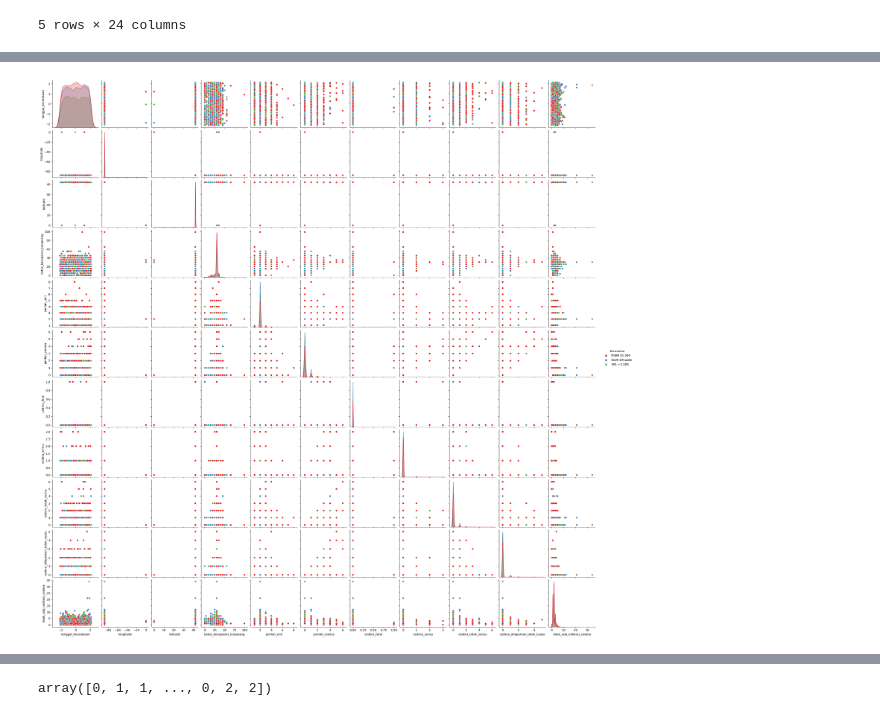
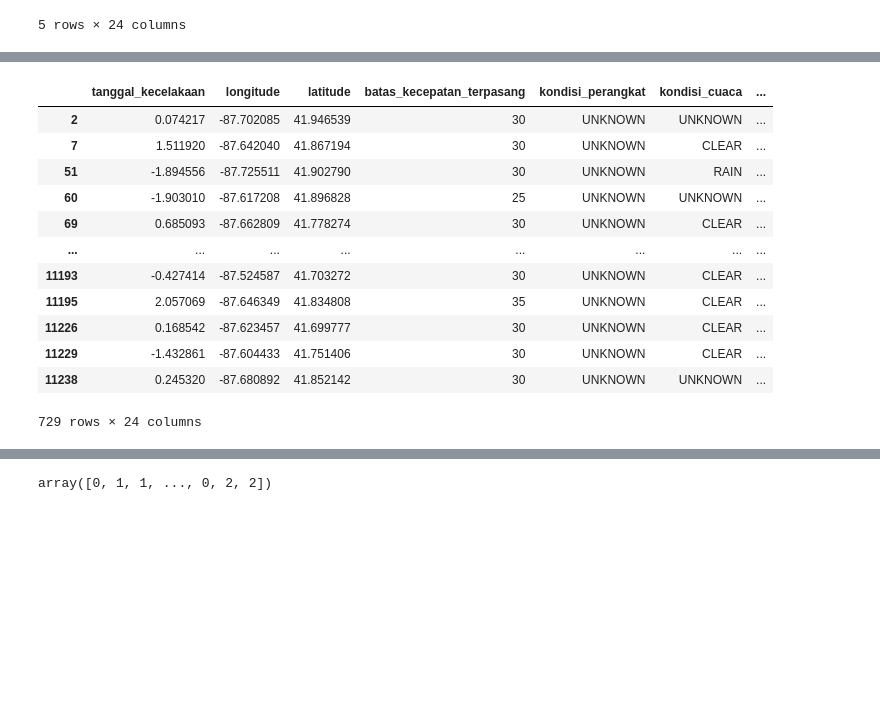
Before and after one commit to abdanhafidz/college-3rd-sem, a Jupyter notebook: machine-learning/Practicum-2/notebook.ipynb, the cells around one changed output, grey strips where cells are left out. Cells and saved outputs as stored; diff of their text form; code cells hidden in the pictures; blank space fills up the shorter version.

```diff
--- a/machine-learning/Practicum-2/notebook.ipynb
+++ b/machine-learning/Practicum-2/notebook.ipynb
@@ -372,9 +467,19 @@ for i, column in enumerate(cat_cols, 1):
-# %%
-combined_df = pd.concat([df[num_cols], df['kerusakan']], axis=1)
-sns.pairplot(combined_df, hue='kerusakan', palette='Set1')
-plt.show()
-# %% [output]
-[figure, removed]
+# %%
+df[df['kondisi_perangkat'] == 'UNKNOWN']
+# %% [output]
+|  | tanggal_kecelakaan | longitude | latitude | batas_kecepatan_terpasang | kondisi_perangkat | kondisi_cuaca | ... |
+| 2 | 0.074217 | -87.702085 | 41.946539 | 30 | UNKNOWN | UNKNOWN | ... |
+| 7 | 1.511920 | -87.642040 | 41.867194 | 30 | UNKNOWN | CLEAR | ... |
+| 51 | -1.894556 | -87.725511 | 41.902790 | 30 | UNKNOWN | RAIN | ... |
+| 60 | -1.903010 | -87.617208 | 41.896828 | 25 | UNKNOWN | UNKNOWN | ... |
+| 69 | 0.685093 | -87.662809 | 41.778274 | 30 | UNKNOWN | CLEAR | ... |
+| ... | ... | ... | ... | ... | ... | ... | ... |
+| 11193 | -0.427414 | -87.524587 | 41.703272 | 30 | UNKNOWN | CLEAR | ... |
+| 11195 | 2.057069 | -87.646349 | 41.834808 | 35 | UNKNOWN | CLEAR | ... |
+| 11226 | 0.168542 | -87.623457 | 41.699777 | 30 | UNKNOWN | CLEAR | ... |
+| 11229 | -1.432861 | -87.604433 | 41.751406 | 30 | UNKNOWN | CLEAR | ... |
+| 11238 | 0.245320 | -87.680892 | 41.852142 | 30 | UNKNOWN | UNKNOWN | ... |
+729 rows × 24 columns
 # %%
 
 from sklearn.model_selection import train_test_split, cross_val_score, StratifiedKFold
```
Also changed, not shown: parts of 31 cells of this notebook, 22 other files.
